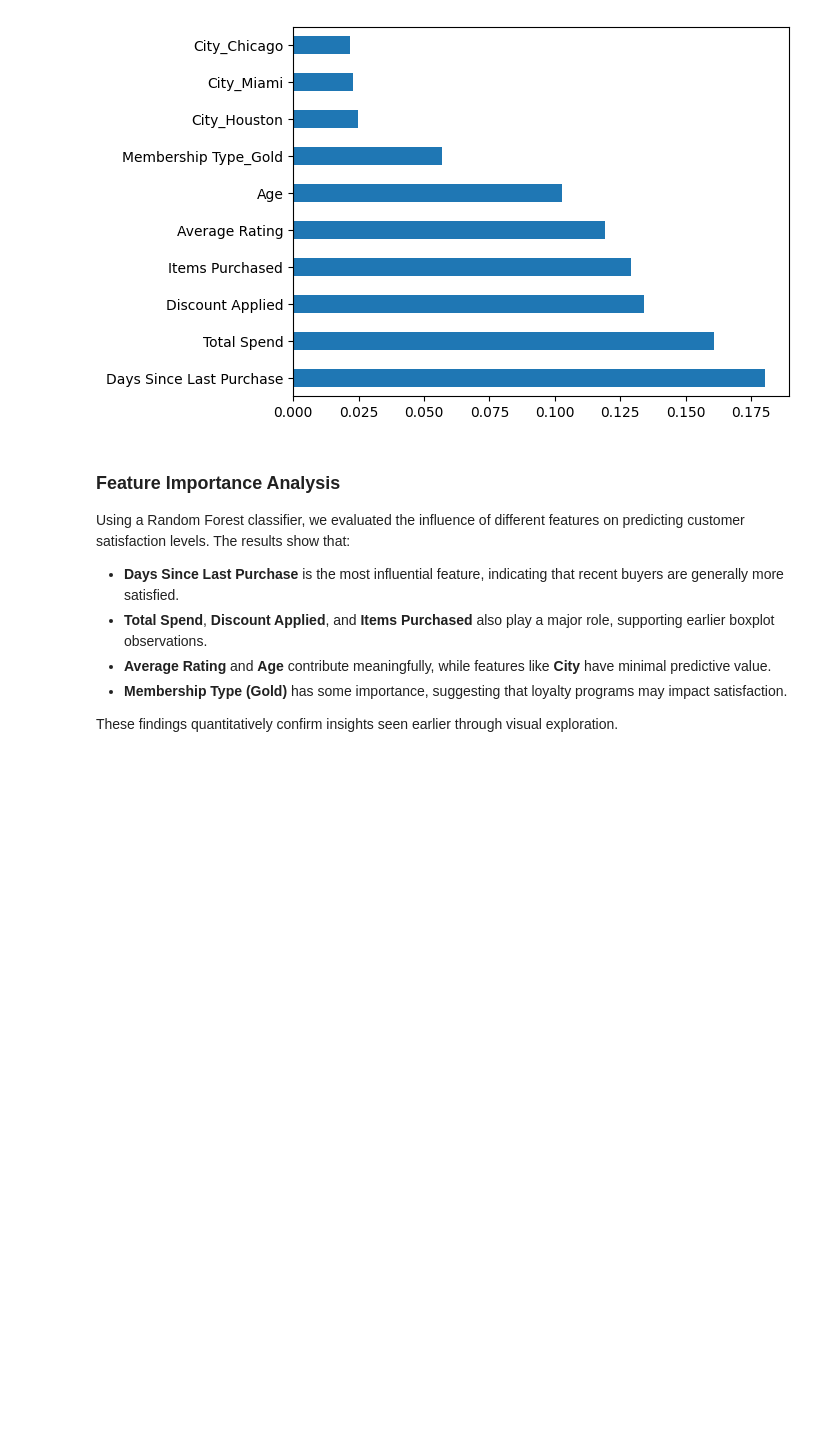
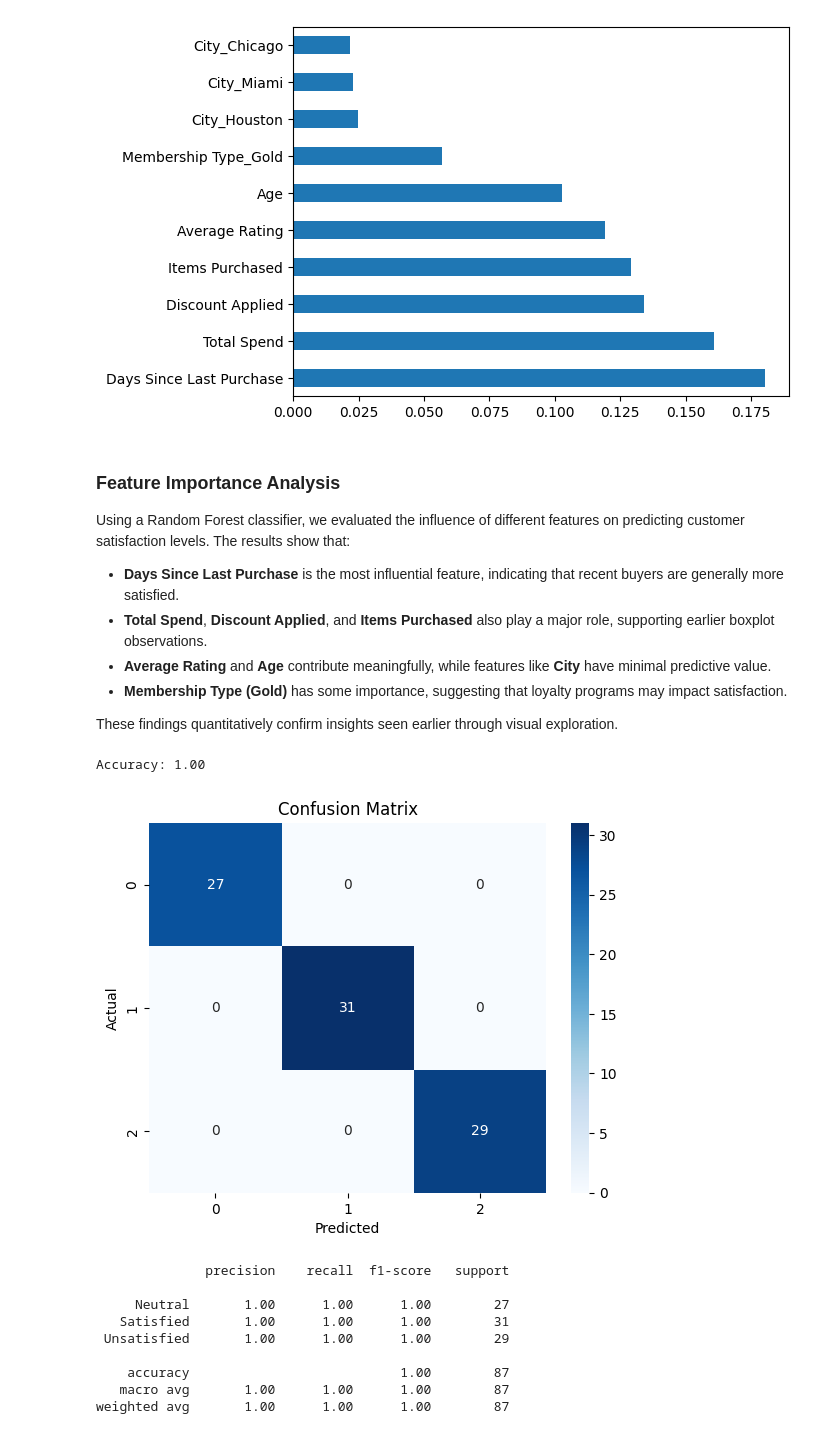
Before and after one commit to DataAthleteChamp/Analysis_of_Web-based_Systems_P2, a Jupyter notebook: notebooks/1_ecommerce_analysis.ipynb, the cells around one changed output. Saved outputs shown, nothing was run; the diff lists cells and outputs as text; code cells hidden in the pictures; blank space fills up the shorter version.

```diff
--- a/notebooks/1_ecommerce_analysis.ipynb
+++ b/notebooks/1_ecommerce_analysis.ipynb
@@ -176,3 +199,36 @@ Using a Random Forest classifier, we evaluated the influence of different featur
 - **Membership Type (Gold)** has some importance, suggesting that loyalty programs may impact satisfaction.
 
 These findings quantitatively confirm insights seen earlier through visual exploration.
+# %%
+from sklearn.metrics import confusion_matrix, accuracy_score, classification_report
+import seaborn as sns
+
+# Predict on test set
+y_pred = model.predict(X_test)
+
+# Accuracy
+acc = accuracy_score(y_test, y_pred)
+print(f"Accuracy: {acc:.2f}")
+
+# Confusion matrix
+cm = confusion_matrix(y_test, y_pred)
+sns.heatmap(cm, annot=True, fmt='d', cmap='Blues')
+plt.title('Confusion Matrix')
+plt.xlabel('Predicted')
+plt.ylabel('Actual')
+plt.show()
+
+# Detailed report
+print(classification_report(y_test, y_pred, target_names=['Neutral', 'Satisfied', 'Unsatisfied']))
+# %% [output]
+Accuracy: 1.00
+[figure, added]
+              precision    recall  f1-score   support
+
+     Neutral       1.00      1.00      1.00        27
+   Satisfied       1.00      1.00      1.00        31
+ Unsatisfied       1.00      1.00      1.00        29
+
+    accuracy                           1.00        87
+   macro avg       1.00      1.00      1.00        87
+weighted avg       1.00      1.00      1.00        87
```
Also changed, not shown: parts of 7 cells of this notebook, 1 other file.
